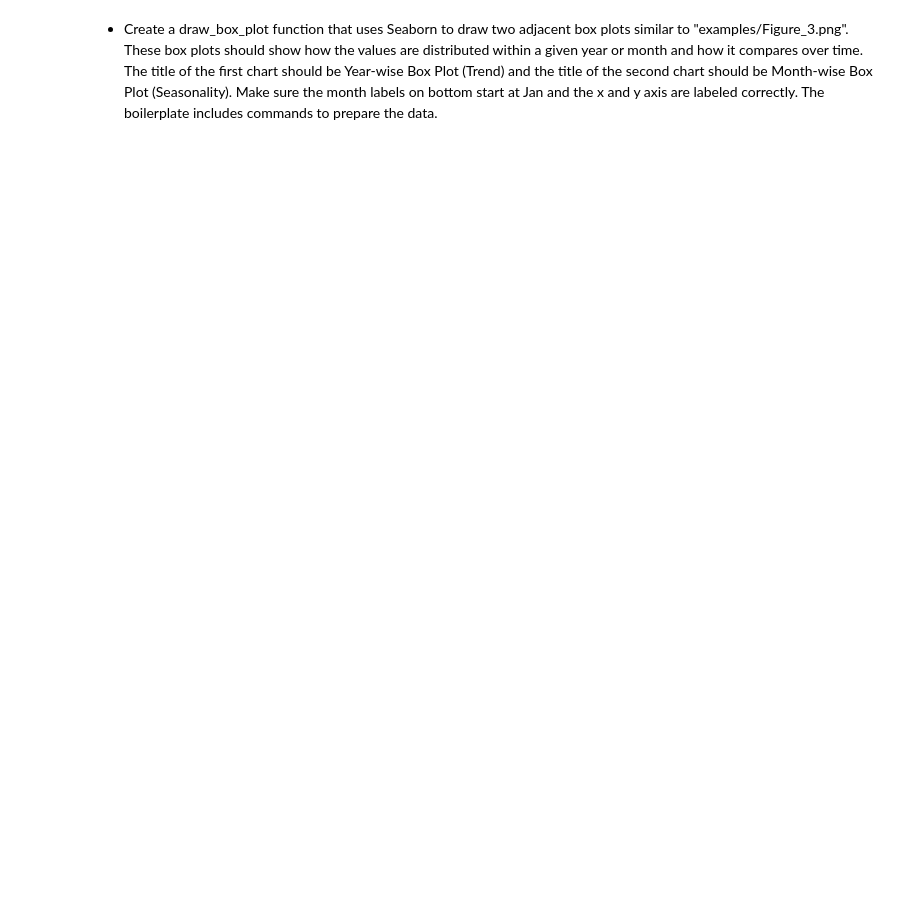
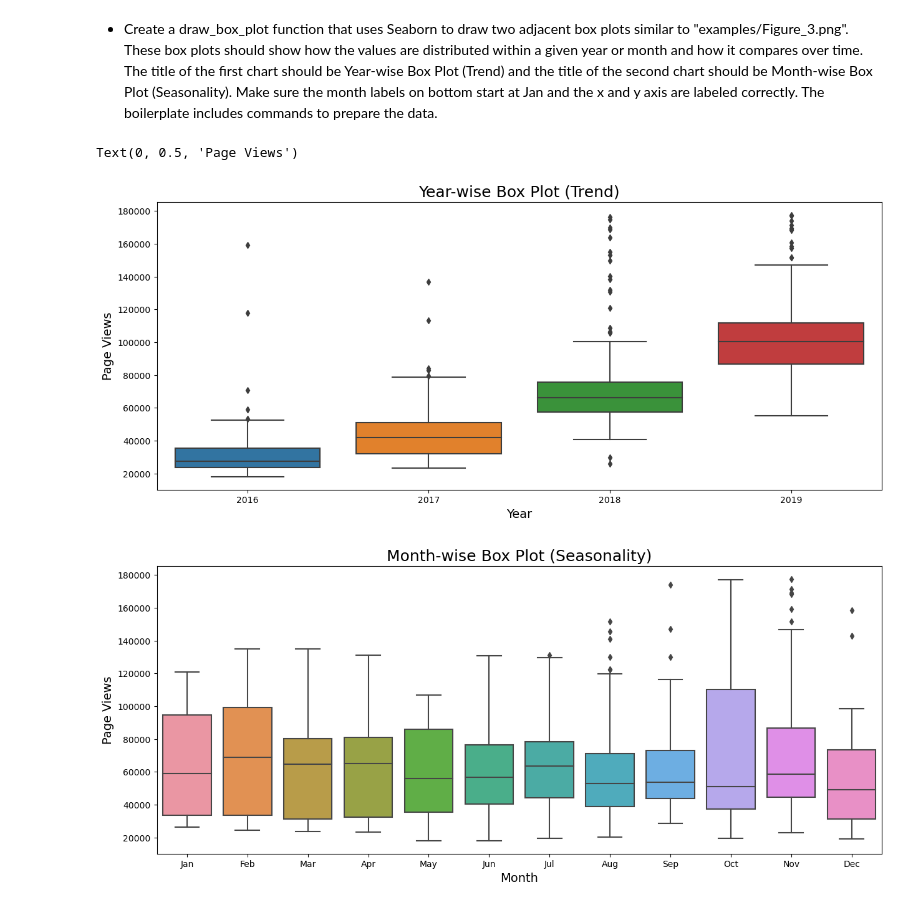
Before and after one commit to dachacond/data-analysis, a Jupyter notebook: time-series-visualizer/time-series.ipynb, the cells around one changed output. Drawn from its saved outputs; the diff is of its cells as text; code cells hidden in the pictures; blank space fills up the shorter version.

```diff
--- a/time-series-visualizer/time-series.ipynb
+++ b/time-series-visualizer/time-series.ipynb
@@ -23,2 +80,27 @@ df = pd.read_csv("fcc-forum-pageviews.csv", index_col= "date")
 # %% [markdown]
 - Create a draw_box_plot function that uses Seaborn to draw two adjacent box plots similar to "examples/Figure_3.png". These box plots should show how the values are distributed within a given year or month and how it compares over time. The title of the first chart should be Year-wise Box Plot (Trend) and the title of the second chart should be Month-wise Box Plot (Seasonality). Make sure the month labels on bottom start at Jan and the x and y axis are labeled correctly. The boilerplate includes commands to prepare the data.
+# %%
+# Preparación de los datos
+df_box = df.copy()
+df_box.reset_index(inplace=True)
+df_box['year'] = [d.year for d in df_box.date]
+df_box['month'] = [d.strftime('%b') for d in df_box.date]
+df_box = df_box.sort_values(['year', 'date'])
+
+# Gráfico de caja anual
+fig, ax = plt.subplots(figsize=(15, 6))
+sns.boxplot(x='year', y='value', data=df_box, ax=ax)
+ax.set_title('Year-wise Box Plot (Trend)', fontsize=18)
+ax.set_xlabel('Year', fontsize=14)
+ax.set_ylabel('Page Views', fontsize=14)
+
+# Gráfico de caja mensual
+fig, ax = plt.subplots(figsize=(15, 6))
+sns.boxplot(x='month', y='value', data=df_box, ax=ax, order=['Jan', 'Feb', 'Mar', 'Apr', 'May', 'Jun', 'Jul', 'Aug', 'Sep', 'Oct', 'Nov', 'Dec'])
+ax.set_title('Month-wise Box Plot (Seasonality)', fontsize=18)
+ax.set_xlabel('Month', fontsize=14)
+ax.set_ylabel('Page Views', fontsize=14)
+# %% [output]
+Text(0, 0.5, 'Page Views')
+[figure, added]
+[figure, added]
```
Also changed, not shown: parts of 6 cells of this notebook.
